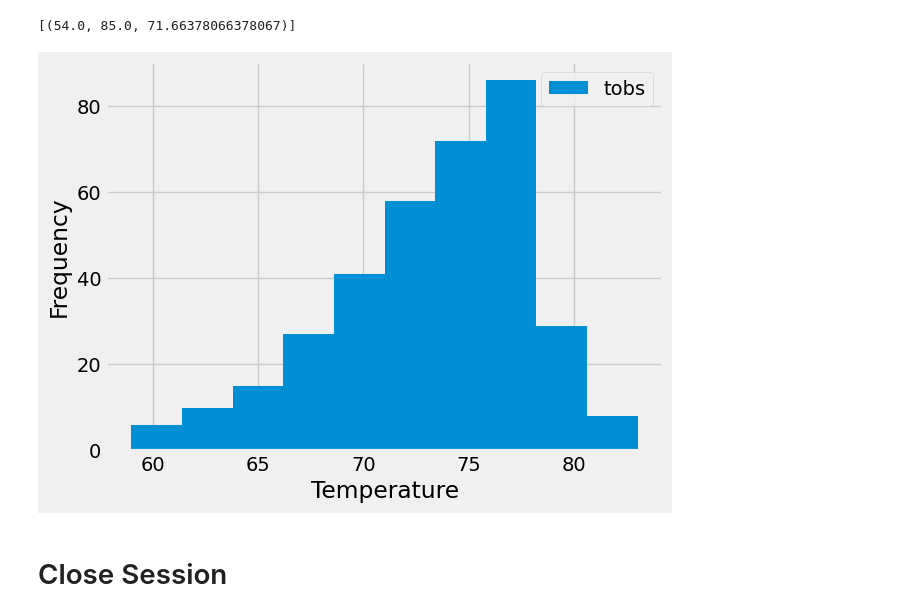
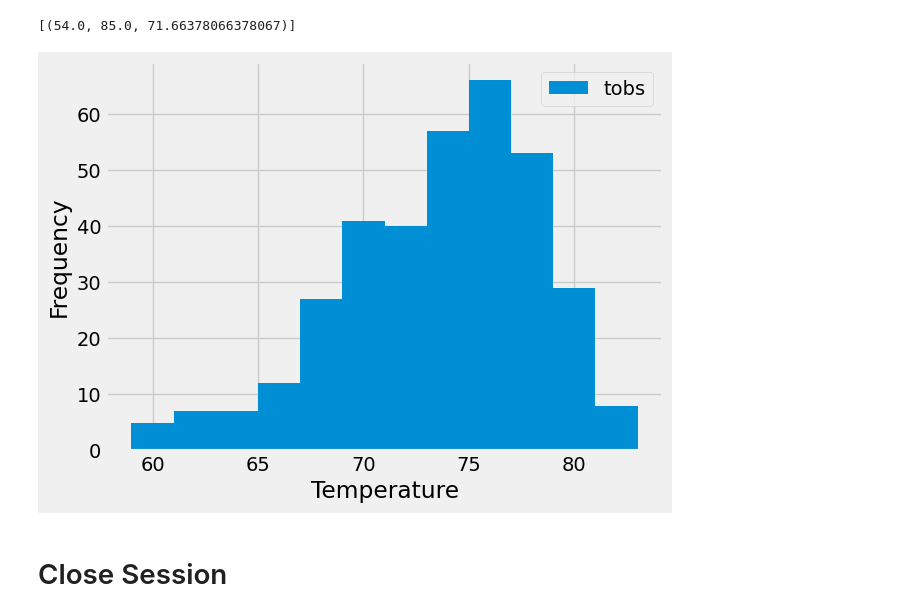
Before and after one commit to alanaadams/sqlalchemy-challenge, a Jupyter notebook: SurfsUp/climate_starter_attempt_1.ipynb, the cells around one changed output. Saved outputs shown, nothing was run; the diff lists cells and outputs as text; code cells hidden in the pictures.

```diff
--- a/SurfsUp/climate_starter_attempt_1.ipynb
+++ b/SurfsUp/climate_starter_attempt_1.ipynb
@@ -128,25 +127,25 @@ session.query(func.min(Measurement.tobs), func.max(Measurement.tobs), func.avg(M
 # %%
 # Using the most active station id
 # Query the last 12 months of temperature observation data for this station and plot the results as a histogram
 
 Query_2 = session.query(Measurement.tobs).\
     filter(Measurement.date >= query_date).\
     filter(Measurement.date <= most_recent_date).\
     filter(Measurement.station == most_active_station).all()
 
 # Save the query results as a Pandas DataFrame. Explicitly set the column names
 df_2 = pd.DataFrame(Query_2, columns=['Temperature'])
 df_2
 
 # Use Pandas Plotting with Matplotlib to plot the data
-df_2.hist()
+df_2.hist(bins=12)
 plt.xlabel("Temperature")
 plt.ylabel("Frequency")
 plt.legend(["tobs"])
 plt.title("")
 plt.show()
 # %% [output]
-[figure, old version]
+[figure, new version]
 # %% [markdown]
 # Close Session
 # %%
```
Also changed, not shown: parts of 1 cell of this notebook.
